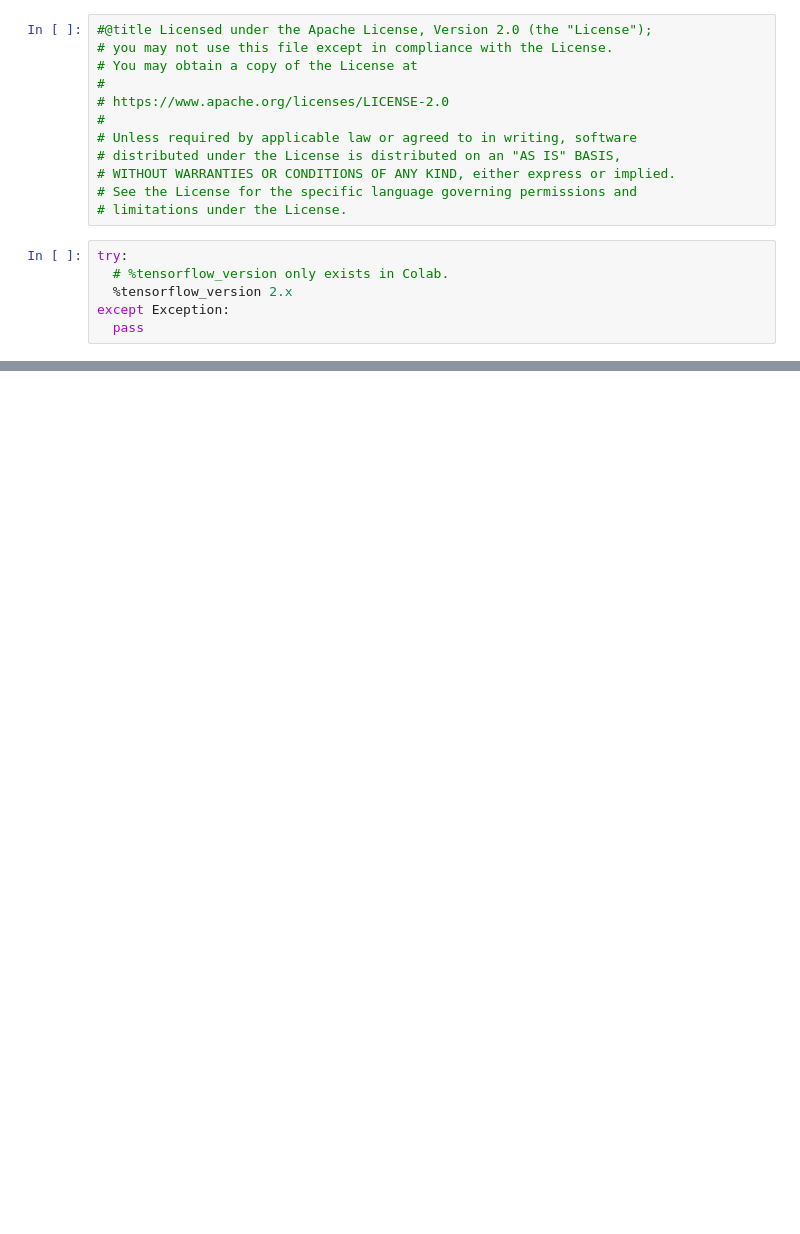
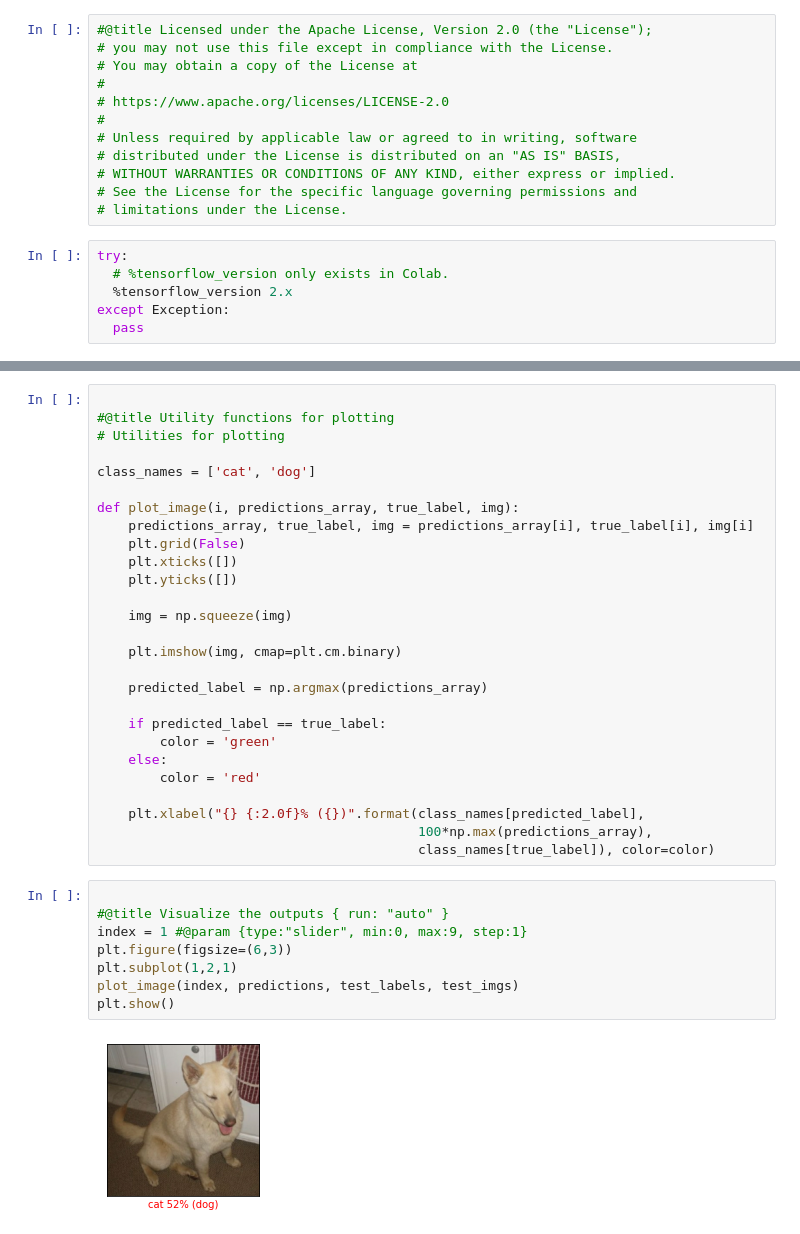
Before and after one commit to lmoroney/tfbook, a Jupyter notebook: chapter12/tflite-transferlearning.ipynb, the cells around one changed output, grey strips where cells are left out. Cells and saved outputs as stored; diff of their text form; blank space fills up the shorter version.

```diff
--- a/chapter12/tflite-transferlearning.ipynb
+++ b/chapter12/tflite-transferlearning.ipynb
@@ -90,0 +167,37 @@ print(tflite_results)
+# %%
+
+#@title Utility functions for plotting
+# Utilities for plotting
+
+class_names = ['cat', 'dog']
+
+def plot_image(i, predictions_array, true_label, img):
+    predictions_array, true_label, img = predictions_array[i], true_label[i], img[i]
+    plt.grid(False)
+    plt.xticks([])
+    plt.yticks([])
+
+    img = np.squeeze(img)
+
+    plt.imshow(img, cmap=plt.cm.binary)
+
+    predicted_label = np.argmax(predictions_array)
+
+    if predicted_label == true_label:
+        color = 'green'
+    else:
+        color = 'red'
+
+    plt.xlabel("{} {:2.0f}% ({})".format(class_names[predicted_label],
+                                         100*np.max(predictions_array),
+                                         class_names[true_label]), color=color)
+# %%
+
+#@title Visualize the outputs { run: "auto" }
+index = 1 #@param {type:"slider", min:0, max:9, step:1}
+plt.figure(figsize=(6,3))
+plt.subplot(1,2,1)
+plot_image(index, predictions, test_labels, test_imgs)
+plt.show()
+# %% [output]
+[figure, added]
```
Also changed, not shown: parts of 15 cells of this notebook.
